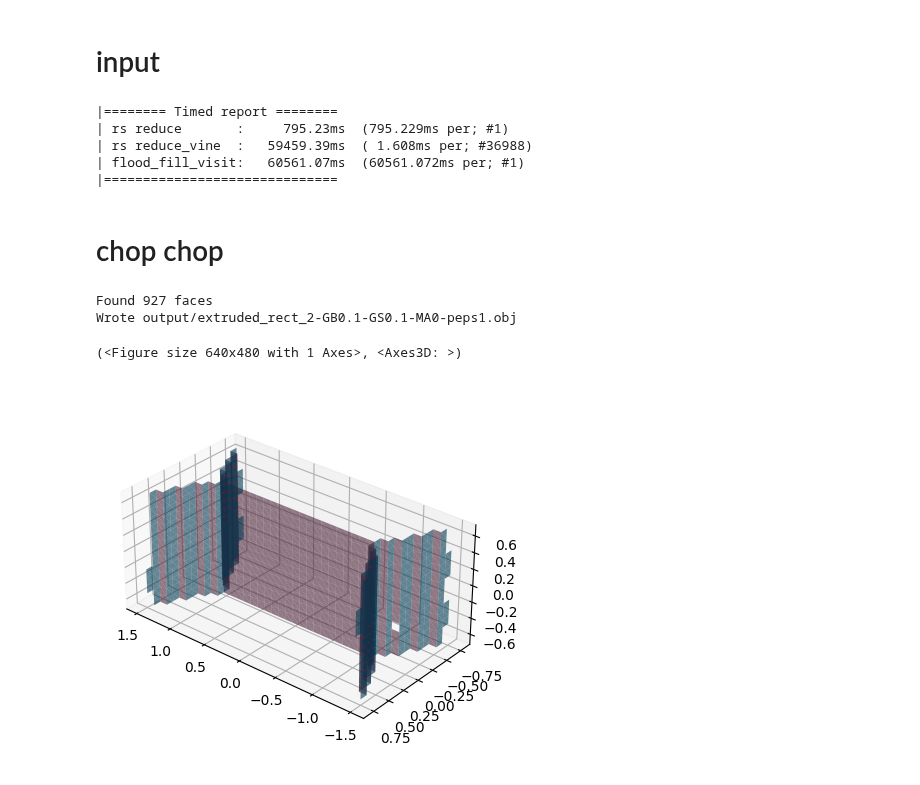
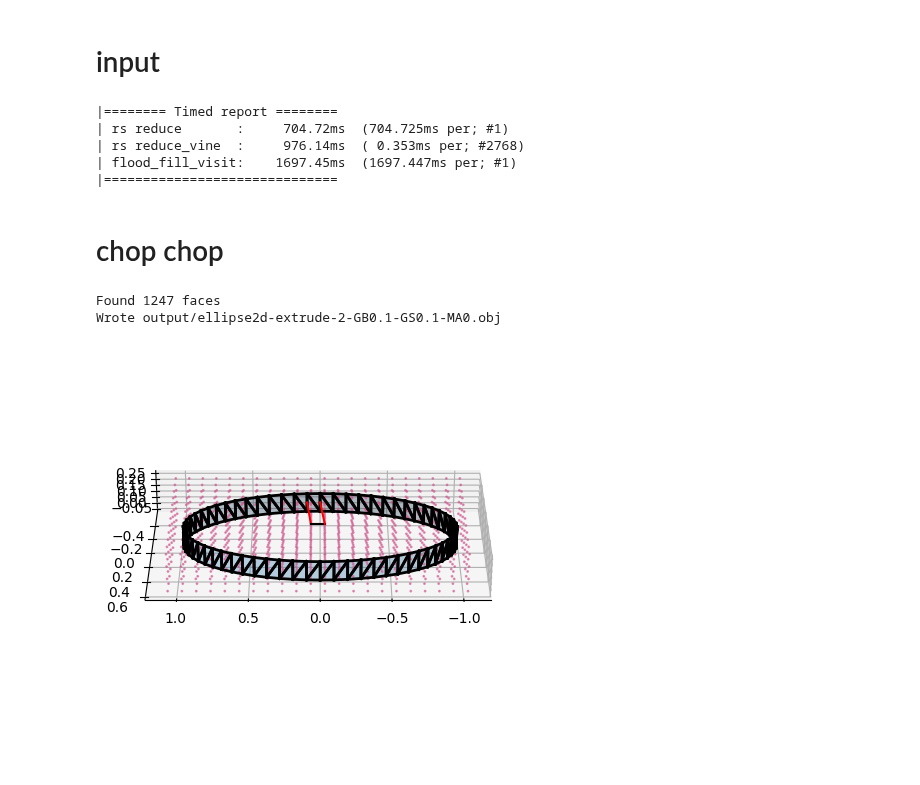
Before and after one commit to medial-ax/medial-ax, a Jupyter notebook: rustbook.ipynb, the cells around one changed output. Saved outputs shown, nothing was run; the diff lists cells and outputs as text; code cells hidden in the pictures.

```diff
--- a/rustbook.ipynb
+++ b/rustbook.ipynb
@@ -55,7 +55,7 @@ def export_obj(ex: ex.Example, complex: cplx.complex, faces: List[np.ndarray]):
 # %% [markdown]
 # input
 # %%
-example = ex.rect_test2
+example = ex.ellipse2d_extrude_2
 
 our_complex = inp.read_obj(example.filename)
 gridd = grid.Grid3.from_complex(our_complex, example.grid_size, buffer=example.grid_buffer)
@@ -92,9 +92,9 @@ with utils.Timed('flood_fill_visit'):
 utils.Timed.report()
 # %% [output]
 |======== Timed report ========
-| rs reduce       :     795.23ms  (795.229ms per; #1)
-| rs reduce_vine  :   59459.39ms  ( 1.608ms per; #36988)
-| flood_fill_visit:   60561.07ms  (60561.072ms per; #1)
+| rs reduce       :     704.72ms  (704.725ms per; #1)
+| rs reduce_vine  :     976.14ms  ( 0.353ms per; #2768)
+| flood_fill_visit:    1697.45ms  (1697.447ms per; #1)
 |==============================
 # %% [markdown]
 # chop chop
@@ -103,12 +103,15 @@ utils.Timed.report()
 medaxdim = 1 # can say example.medial_axis when set
 
 # euclidean prune: all dims
-euclid_prune = True
-prune_dist = 1.0
+euclid_prune = False
+prune_dist = 0.2
 
 
 # coboundary: dim 0,2
 cofaceprune = False
+
+# faceprune: dim 1,2
+faceprune = False
 
 # persistence prune: dim 1
 persprune = True
@@ -117,45 +120,64 @@ persistence_threshold = 0.01
 ###########################################
 
 faces = []
+swap_coordinate_pairs = []
 for (old_cell, new_cell, swaps) in list_of_swaps:
   state_old = rs_states[old_cell]
   state_new = rs_states[new_cell]
   swaps = swaps.pyclone()
 
   # PRUNING
   # coboundary: mainly for dim 0,2
   if cofaceprune:
     swaps.prune_coboundary(rs_complex)
+  if faceprune:
+    swaps.prune_common_face(rs_complex)
 
   # persistence: mainly for dim 1
   if persprune:
     swaps.prune_persistence(rs_complex, state_old, state_new, persistence_threshold)
 
   # euclidean prune: for all dims
   # NOTE: dist prune is NOT grid size based, it is absolute dist
   # if example.prune_dist is not None:
   #   swaps.prune_euclidian(rs_complex, example.prune_dist**2)
   if euclid_prune:
     swaps.prune_euclidian(rs_complex, prune_dist**2)
   # END PRUNING
 
   # CHOOSE MEDIAL AXIS HERE (`example.medial_axis`):
   swaps = list(filter(lambda t: t.dim == medaxdim, swaps.v))
 
   if 0 < len(swaps):
     faces.append(gridd.dual_face(old_cell, new_cell))
+    s = swaps[0]
+    swap_coordinate_pairs.append((
+      gridd.coordinate(old_cell),
+      gridd.coordinate(new_cell),
+      rs_complex.simplices_per_dim[s.dim][s.i].center_point(rs_complex),
+      rs_complex.simplices_per_dim[s.dim][s.j].center_point(rs_complex),
+    ))
+
+i = 8
+
 print(f'Found {len(faces)} faces')
 export_obj(example, our_complex, faces)
-ourplot.plot_vineyard_results(
+plt, ax = ourplot.plot_vineyard_results(
   our_complex,
   gridd,
-  faces,
-  CameraOpt(azim=130, elev=30),
-  skip_grid=True,
-  skip_cube=True
+  faces[i:i+1],
+  CameraOpt(azim=90, elev=30),
+  # only_edges=True,
+  # complex_vertices=True,
+  # skip_grid=True,
+  # skip_cube=True
 )
+
+for (g1,g2,s1,s2) in swap_coordinate_pairs[i:i+1]:
+  ax.plot([g1[0], s1[0]], [g1[1], s1[1]], [g1[2], s1[2]], '-', color='red')
+  ax.plot([g1[0], g2[0]], [g1[1], g2[1]], [g1[2], g2[2]], '-', color='black')
+  ax.plot([g2[0], s2[0]], [g2[1], s2[1]], [g2[2], s2[2]], '-', color='red')
 # %% [output]
-Found 927 faces
-Wrote output/extruded_rect_2-GB0.1-GS0.1-MA0-peps1.obj
+Found 1247 faces
+Wrote output/ellipse2d-extrude-2-GB0.1-GS0.1-MA0.obj
-(<Figure size 640x480 with 1 Axes>, <Axes3D: >)
-[figure, old version]
+[figure, new version]
```
Also changed, not shown: 8 other files.
